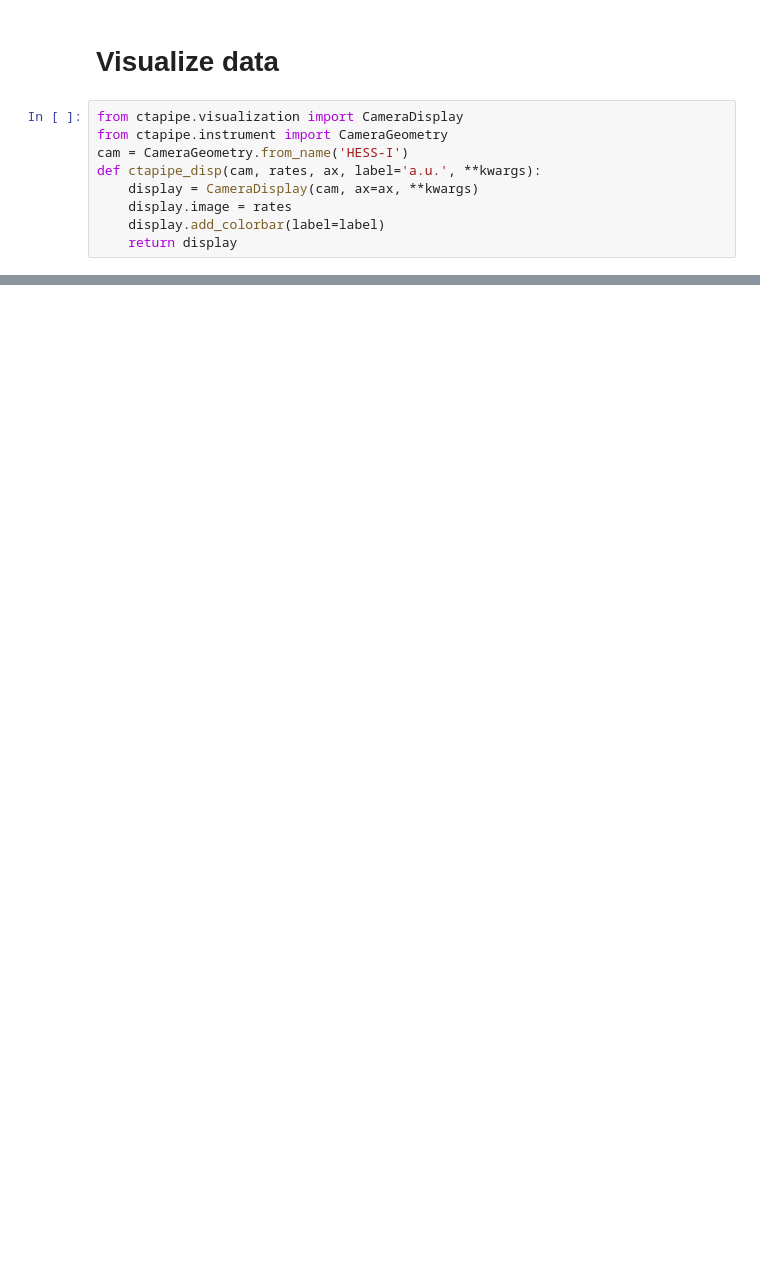
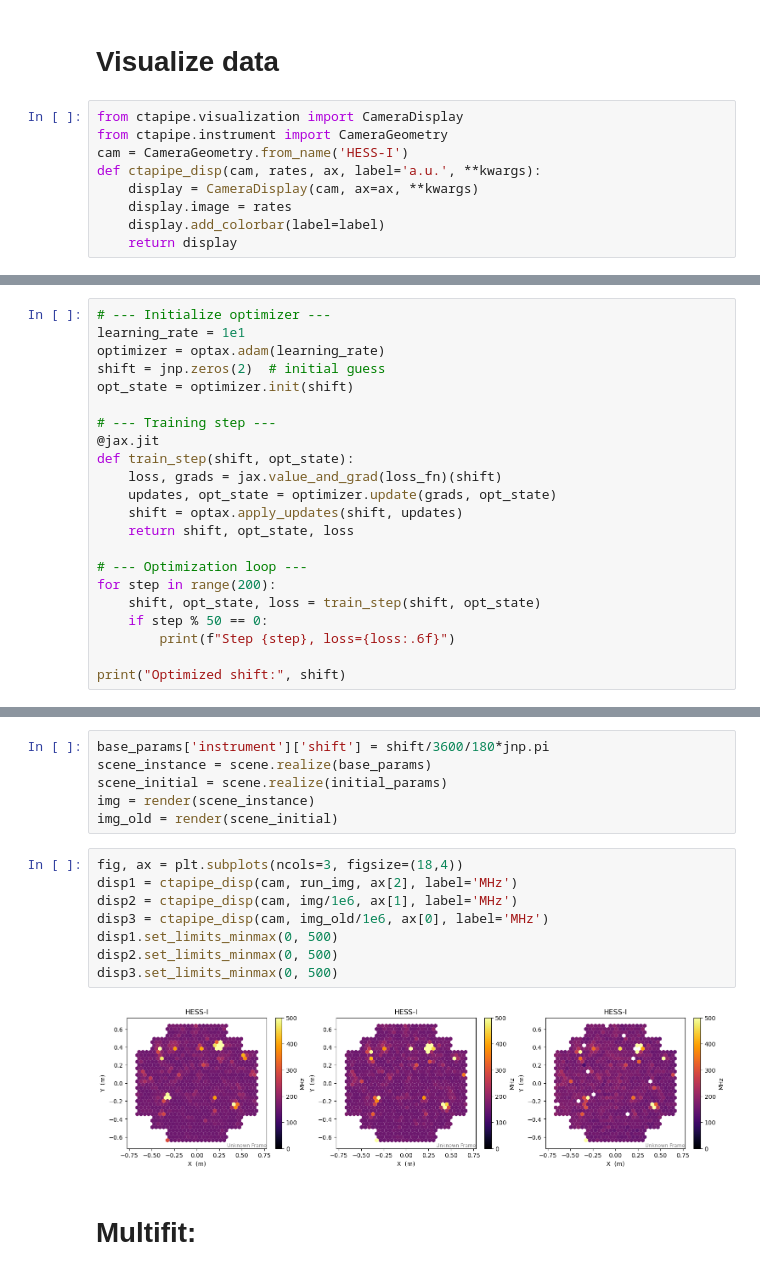
Before and after one commit to GerritRo/nyx, a Jupyter notebook: examples/Test.ipynb, the cells around one changed output, grey strips where cells are left out. Cells and saved outputs as stored; diff of their text form; blank space fills up the shorter version.

```diff
--- a/examples/Test.ipynb
+++ b/examples/Test.ipynb
@@ -271,0 +375,22 @@ disp.set_limits_minmax(0, 500)
+# %%
+# --- Initialize optimizer ---
+learning_rate = 1e1
+optimizer = optax.adam(learning_rate)
+shift = jnp.zeros(2)  # initial guess
+opt_state = optimizer.init(shift)
+
+# --- Training step ---
+@jax.jit
+def train_step(shift, opt_state):
+    loss, grads = jax.value_and_grad(loss_fn)(shift)
+    updates, opt_state = optimizer.update(grads, opt_state)
+    shift = optax.apply_updates(shift, updates)
+    return shift, opt_state, loss
+
+# --- Optimization loop ---
+for step in range(200):
+    shift, opt_state, loss = train_step(shift, opt_state)
+    if step % 50 == 0:
+        print(f"Step {step}, loss={loss:.6f}")
+
+print("Optimized shift:", shift)
@@ -271,0 +450,18 @@ disp.set_limits_minmax(0, 500)
+# %%
+base_params['instrument']['shift'] = shift/3600/180*jnp.pi
+scene_instance = scene.realize(base_params)
+scene_initial = scene.realize(initial_params)
+img = render(scene_instance)
+img_old = render(scene_initial)
+# %%
+fig, ax = plt.subplots(ncols=3, figsize=(18,4))
+disp1 = ctapipe_disp(cam, run_img, ax[2], label='MHz')
+disp2 = ctapipe_disp(cam, img/1e6, ax[1], label='MHz')
+disp3 = ctapipe_disp(cam, img_old/1e6, ax[0], label='MHz')
+disp1.set_limits_minmax(0, 500)
+disp2.set_limits_minmax(0, 500)
+disp3.set_limits_minmax(0, 500)
+# %% [output]
+[figure, added]
+# %% [markdown]
+# Multifit:
```
Also changed, not shown: parts of 35 cells of this notebook, 10 other files.
